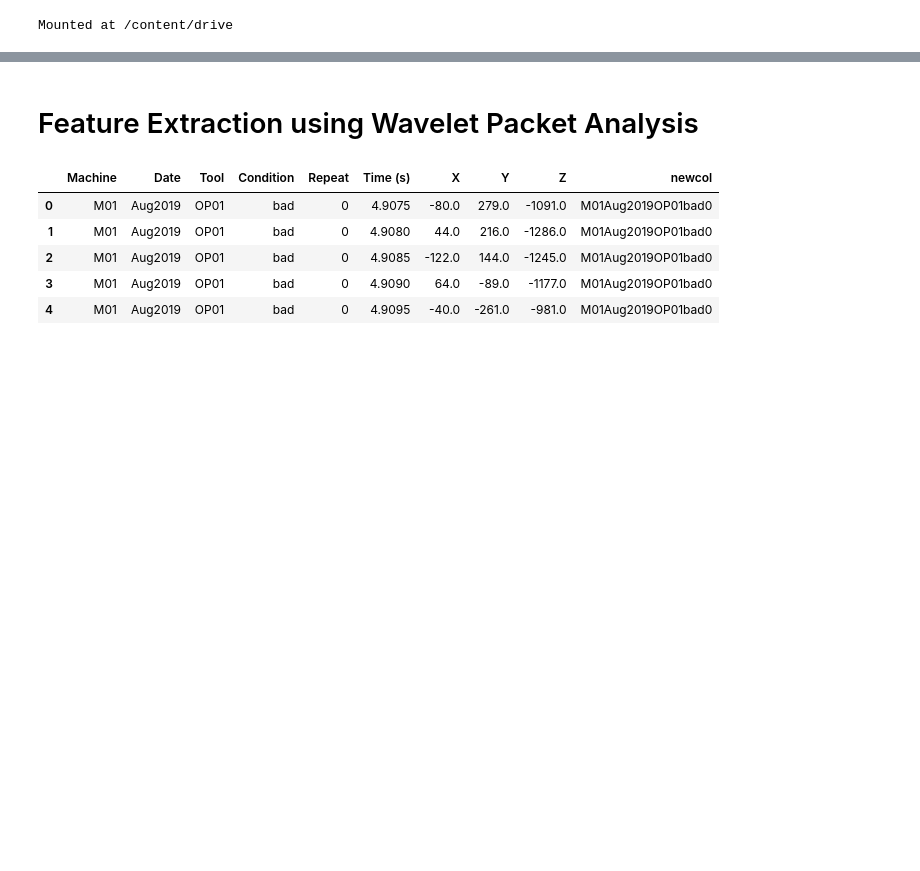
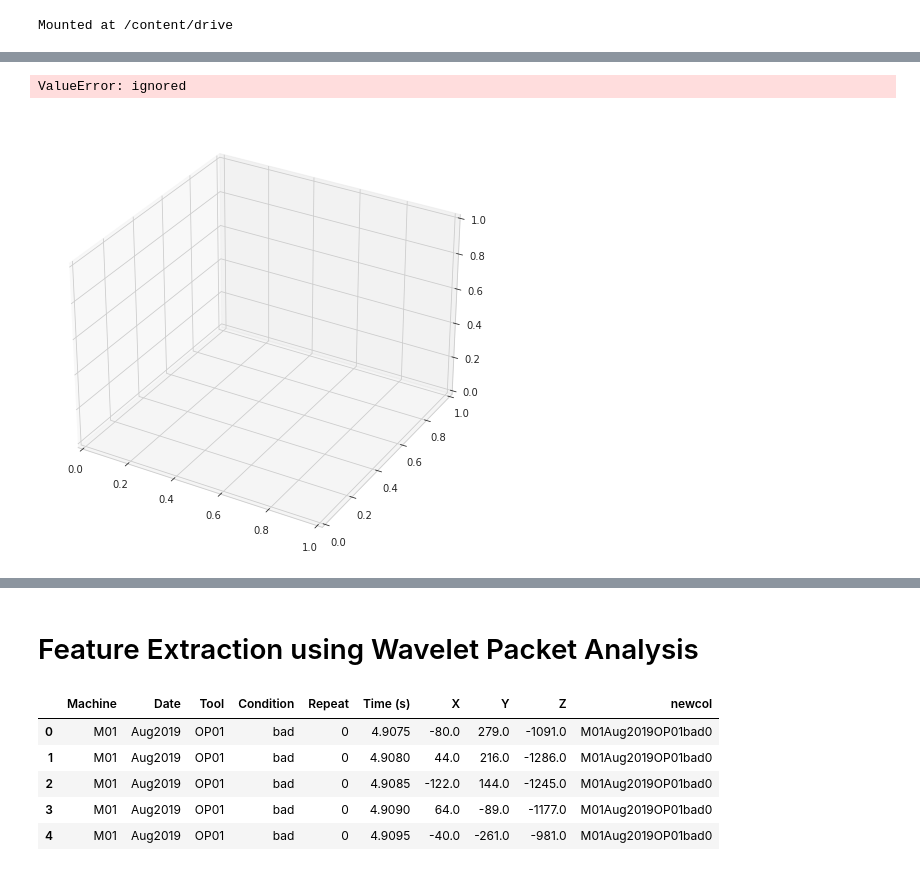
Before and after one commit to AbbasHussain72/Wavelet-featre-extraction-, a Jupyter notebook: current_wavelet_Transform_Technique.ipynb, the cells around one changed output, grey strips where cells are left out. Saved outputs shown, nothing was run; the diff lists cells and outputs as text; code cells hidden in the pictures; blank space fills up the shorter version.

```diff
--- a/current_wavelet_Transform_Technique.ipynb
+++ b/current_wavelet_Transform_Technique.ipynb
@@ -58,0 +69,61 @@ df = balance(df,'OP02','good')
+# %%
+import pandas as pd
+import matplotlib.pyplot as plt
+from mpl_toolkits.mplot3d import Axes3D
+
+path = '/content/drive/MyDrive/goodbaddatabalanced_v1.csv'
+masterdata = pd.read_csv(path,sep='\t')
+masterdata = masterdata.drop(['Unnamed: 0'], axis = 1)
+df =  masterdata
+
+# create a sample DataFrame
+# data = {'Tool': ['A', 'B', 'C', 'D', 'E', 'F', 'G', 'H', 'I', 'J', 'K', 'L'] * 2,
+#         'Machine': ['M1', 'M2', 'M3'] * 8 * 2,
+#         'Condition': ['good', 'bad'] * 12 * 4}
+# dd = pd.DataFrame(data)
+
+# group the data by Tool, Machine, and Condition and count the number of occurrences
+grouped = df.groupby(['Tool', 'Machine', 'Condition']).size().reset_index(name='counts')
+
+# create a 3D bar plot
+fig = plt.figure(figsize=(10, 8))
+ax = fig.add_subplot(111, projection='3d')
+
+xpos = [str(x) for x in grouped['Tool'].unique()]
+ypos = grouped['Machine'].unique()
+X, Y = np.meshgrid(xpos, ypos)
+zpos = [0, 1]
+dx = dy = ['0.5'] * len(xpos) * len(ypos)
+# get the counts for each combination of Tool, Machine, and Condition
+dz = []
+for tool in xpos:
+    for machine in ypos:
+        count_good = grouped[(grouped['Tool'] == tool) & (grouped['Machine'] == machine) & (grouped['Condition'] == 'good')]['counts']
+        if count_good.empty:
+            good_count = 0
+        else:
+            good_count = count_good.values[0]
+        count_bad = grouped[(grouped['Tool'] == tool) & (grouped['Machine'] == machine) & (grouped['Condition'] == 'bad')]['counts']
+        if count_bad.empty:
+            bad_count = 0
+        else:
+            bad_count = count_bad.values[0]
+        dz.append([good_count, bad_count])
+dz = np.array(dz).transpose()
+
+
+# create the 3D bars
+ax.bar3d(X.ravel(), Y.ravel(), np.zeros_like(dz[0]), dx, dy, dz.ravel(), color=['green', 'red'])
+
+
+# set the labels for the axes and the title
+ax.set_xlabel('Tool')
+ax.set_ylabel('Machine')
+ax.set_zlabel('Count')
+ax.set_title('Tool vs Machine vs Condition')
+
+# show the plot
+plt.show()
+# %% [output]
+ValueError: ignored
+[figure, added]
```
Also changed, not shown: parts of 13 cells of this notebook.
